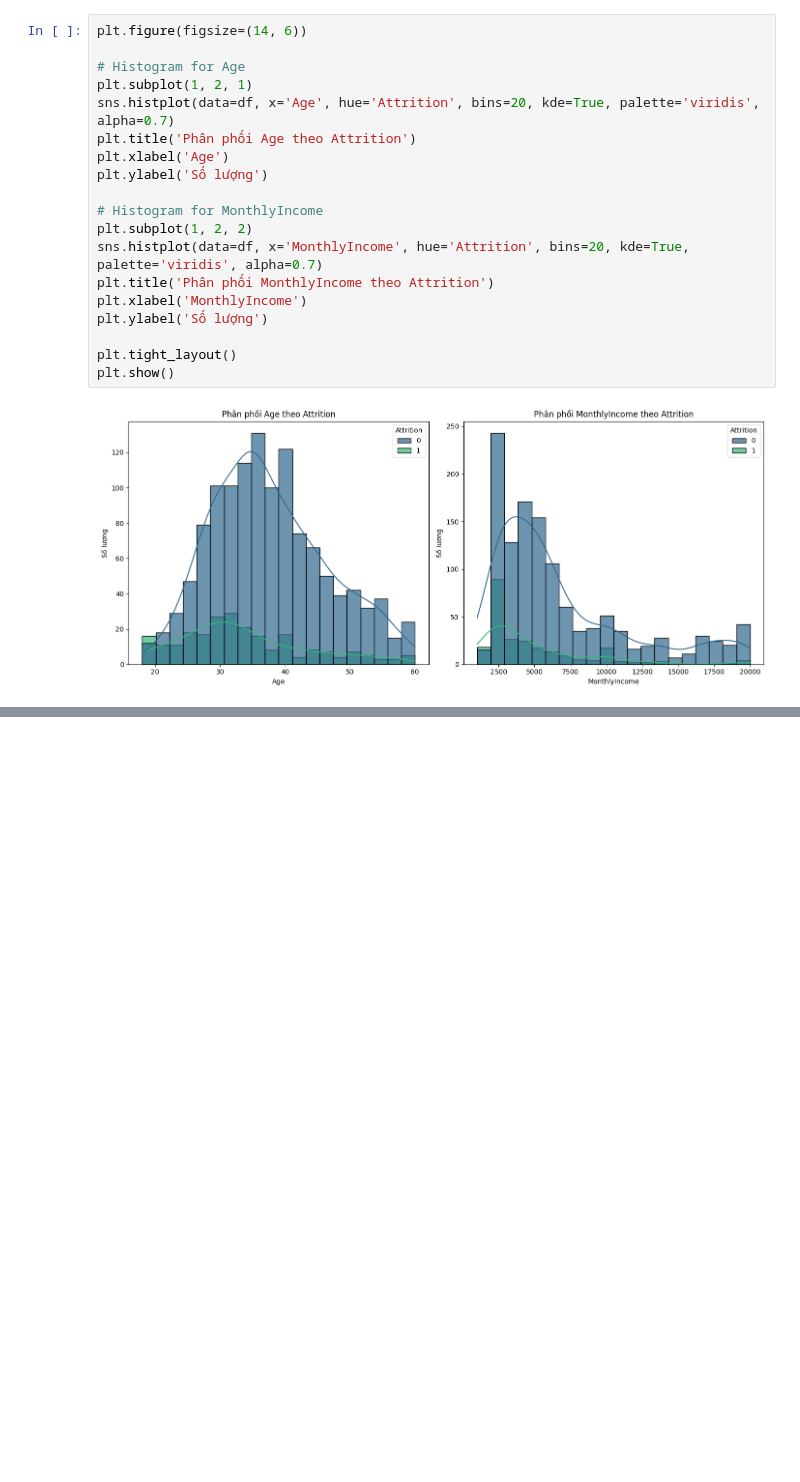
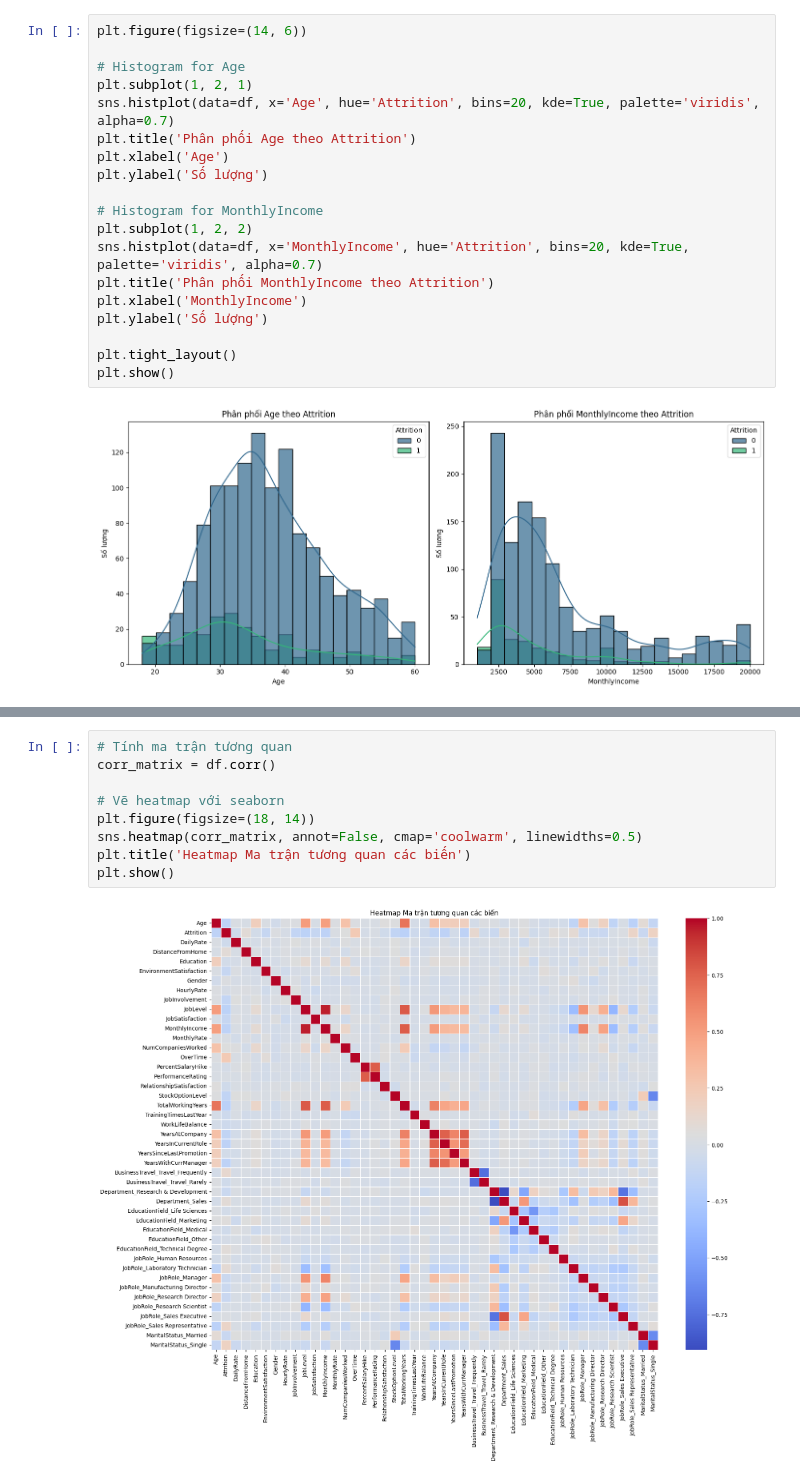
Before and after one commit to Kennenzz/predict-employee-attrition, a Jupyter notebook: Train.ipynb, the cells around one changed output, grey strips where cells are left out. Drawn from its saved outputs; the diff is of its cells as text; blank space fills up the shorter version.

```diff
--- a/Train.ipynb
+++ b/Train.ipynb
@@ -320,0 +354,11 @@ plt.show()
+# %%
+# Tính ma trận tương quan
+corr_matrix = df.corr()
+
+# Vẽ heatmap với seaborn
+plt.figure(figsize=(18, 14))
+sns.heatmap(corr_matrix, annot=False, cmap='coolwarm', linewidths=0.5)
+plt.title('Heatmap Ma trận tương quan các biến')
+plt.show()
+# %% [output]
+[figure, added]
```
Also changed, not shown: parts of 10 cells of this notebook.
